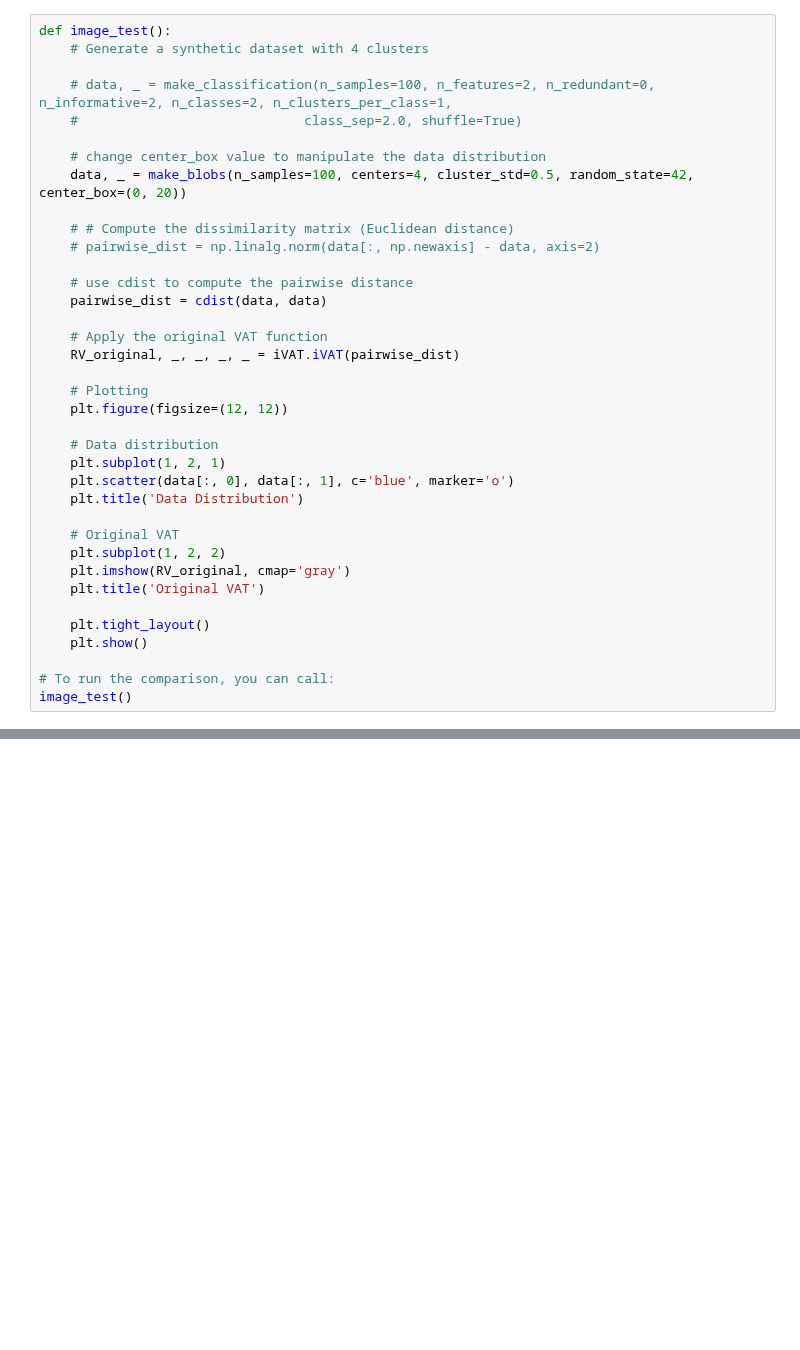
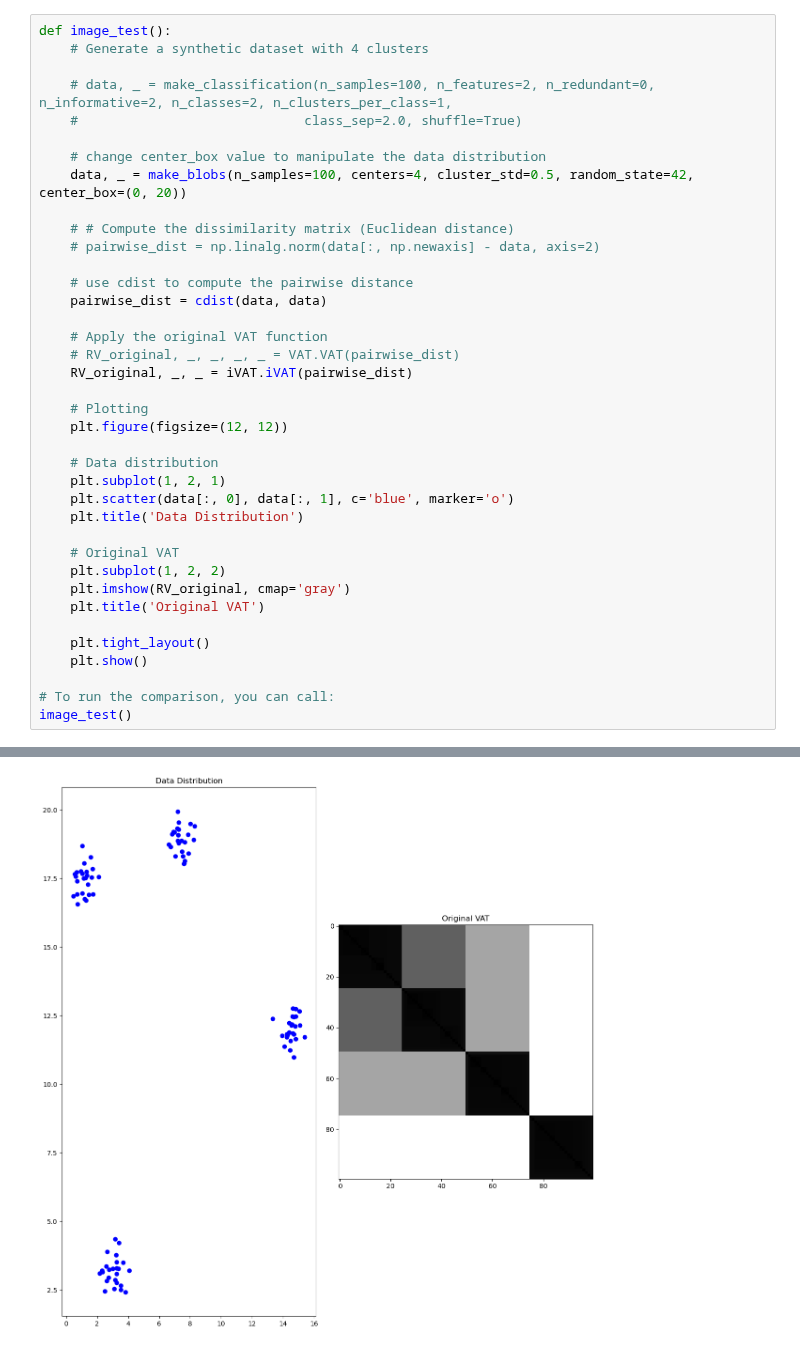
Before and after one commit to paritosh-101/Optimized_VAT, a Jupyter notebook: test.ipynb, the cells around one changed output, grey strips where cells are left out. Drawn from its saved outputs; the diff is of its cells as text; blank space fills up the shorter version.

```diff
--- a/test.ipynb
+++ b/test.ipynb
@@ -29,7 +27,8 @@ def image_test():
     pairwise_dist = cdist(data, data)
 
     # Apply the original VAT function
-    RV_original, _, _, _, _ = iVAT.iVAT(pairwise_dist)
+    # RV_original, _, _, _, _ = VAT.VAT(pairwise_dist)
+    RV_original, _, _ = iVAT.iVAT(pairwise_dist)
 
     # Plotting
     plt.figure(figsize=(12, 12))
@@ -53,0 +52 @@ AttributeError: module 'vat_algorithms.VAT' has no attribute 'iVAT'
+[figure, added]
```
Also changed, not shown: parts of 2 cells of this notebook.
